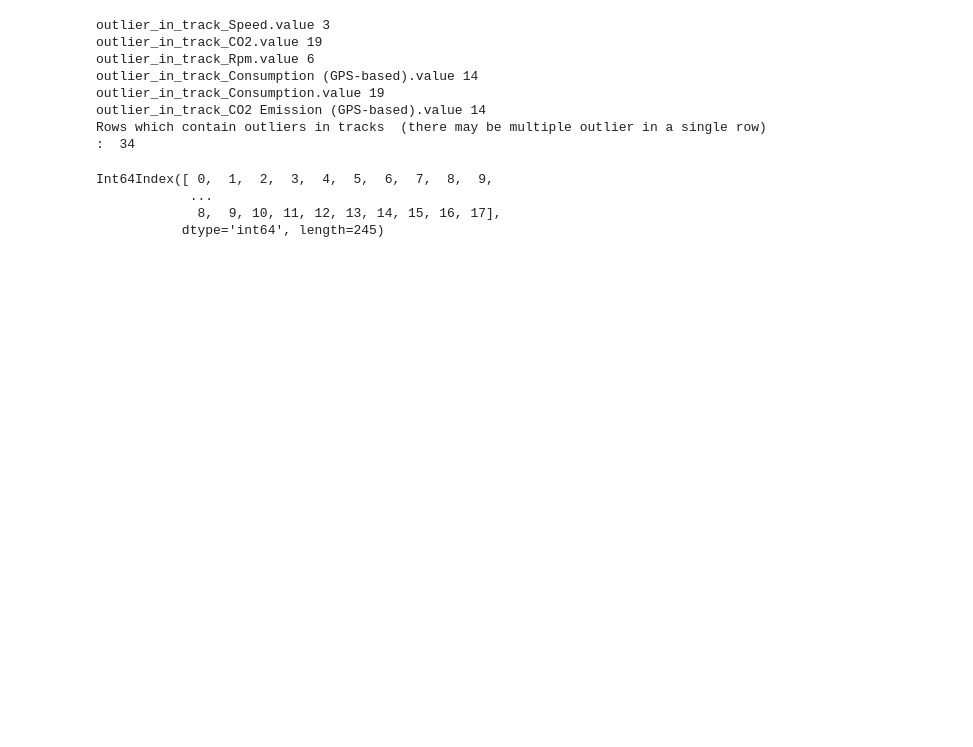
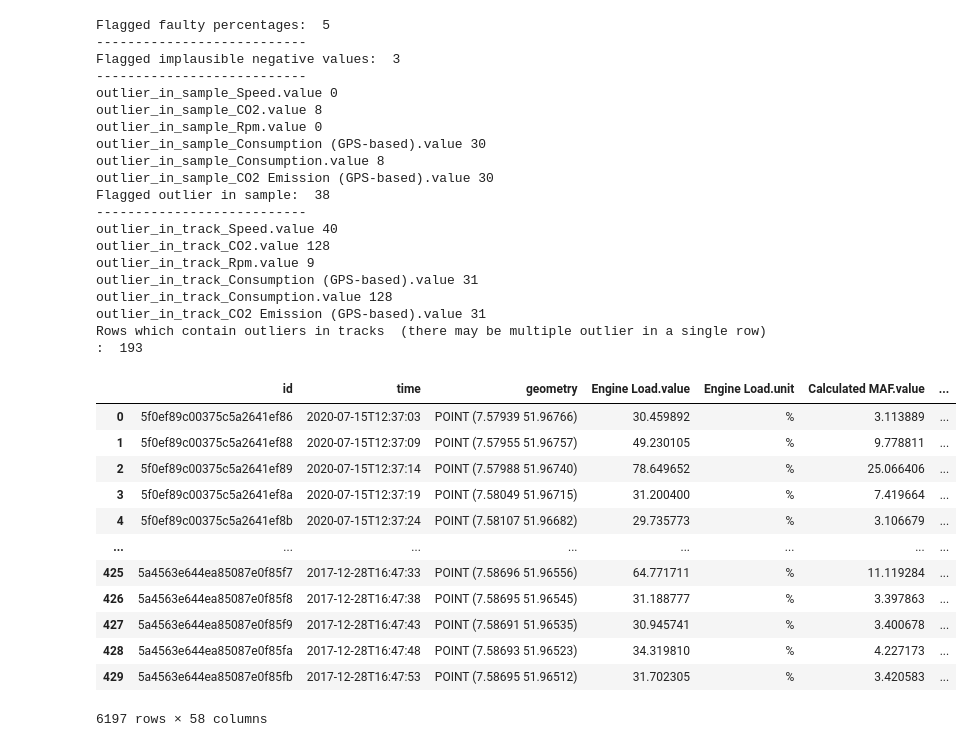
Before and after one commit to imkeines/eda_quality, a Jupyter notebook: examples/EDA_flag_and_remove.ipynb, the cells around one changed output. Drawn from its saved outputs; the diff is of its cells as text; code cells hidden in the pictures; blank space fills up the shorter version.

Commit message:
adjusted flag_outlier_in_sample; instead aggregate now transform is applied

```diff
--- a/examples/EDA_flag_and_remove.ipynb
+++ b/examples/EDA_flag_and_remove.ipynb
@@ -231,37 +188,58 @@ def flag_outlier_in_track(df, listOfVariableNames, dropLimits=True, dropOutlierC
 # %%
 bbox = BboxSelector([
     7.554130554199218, # min_x
     51.95590322041212, # min_y
     7.590351104736328, # max_x
     51.97874790276371  # max_y
 ])
 
 # issue a query
-df_tracks = track_api.get_tracks(bbox=bbox, num_results=10)
-df_tracks.index
-df_tracks['index'] = df_tracks.index
+df_tracks = track_api.get_tracks(bbox=bbox, num_results=30)
 
 
 listNonNegative=['Speed.value', 'CO2.value','Rpm.value',
                  'Consumption (GPS-based).value',
                  'Consumption.value',
                  'CO2 Emission (GPS-based).value']
 
 
-#df_faultyPerc = flag_faulty_percentages(df_tracks)
-#df_negValues =  flag_implausible_negative_values(df_faultyPerc,listNonNegative)
-#df_outlier = flag_outlier_in_sample(df_negValues, listNonNegative,dropOutlierColumn=True)
-df_outlier= flag_outlier_in_track(df_tracks, listNonNegative, dropLimits=False)
-df_outlier.index
+flag_faulty_percentages(df_tracks)
+print('---------------------------')
+flag_implausible_negative_values(df_tracks,listNonNegative)
+print('---------------------------')
+flag_outlier_in_sample(df_tracks, listNonNegative,dropOutlierColumn=True)
+print('---------------------------')
+flag_outlier_in_track(df_tracks, listNonNegative, dropOutlierColumn=True)
 # %% [output]
-outlier_in_track_Speed.value 3
-outlier_in_track_CO2.value 19
-outlier_in_track_Rpm.value 6
-outlier_in_track_Consumption (GPS-based).value 14
-outlier_in_track_Consumption.value 19
-outlier_in_track_CO2 Emission (GPS-based).value 14
-Rows which contain outliers in tracks  (there may be multiple outlier in a single row) :  34
+Flagged faulty percentages:  5
+---------------------------
+Flagged implausible negative values:  3
+---------------------------
+outlier_in_sample_Speed.value 0
+outlier_in_sample_CO2.value 8
+outlier_in_sample_Rpm.value 0
+outlier_in_sample_Consumption (GPS-based).value 30
+outlier_in_sample_Consumption.value 8
+outlier_in_sample_CO2 Emission (GPS-based).value 30
+Flagged outlier in sample:  38
+---------------------------
+outlier_in_track_Speed.value 40
+outlier_in_track_CO2.value 128
+outlier_in_track_Rpm.value 9
+outlier_in_track_Consumption (GPS-based).value 31
+outlier_in_track_Consumption.value 128
+outlier_in_track_CO2 Emission (GPS-based).value 31
+Rows which contain outliers in tracks  (there may be multiple outlier in a single row) :  193
+|  | id | time | geometry | Engine Load.value | Engine Load.unit | Calculated MAF.value | ... |
+| 0 | 5f0ef89c00375c5a2641ef86 | 2020-07-15T12:37:03 | POINT (7.57939 51.96766) | 30.459892 | % | 3.113889 | ... |
+| 1 | 5f0ef89c00375c5a2641ef88 | 2020-07-15T12:37:09 | POINT (7.57955 51.96757) | 49.230105 | % | 9.778811 | ... |
+| 2 | 5f0ef89c00375c5a2641ef89 | 2020-07-15T12:37:14 | POINT (7.57988 51.96740) | 78.649652 | % | 25.066406 | ... |
+| 3 | 5f0ef89c00375c5a2641ef8a | 2020-07-15T12:37:19 | POINT (7.58049 51.96715) | 31.200400 | % | 7.419664 | ... |
+| 4 | 5f0ef89c00375c5a2641ef8b | 2020-07-15T12:37:24 | POINT (7.58107 51.96682) | 29.735773 | % | 3.106679 | ... |
+| ... | ... | ... | ... | ... | ... | ... | ... |
+| 425 | 5a4563e644ea85087e0f85f7 | 2017-12-28T16:47:33 | POINT (7.58696 51.96556) | 64.771711 | % | 11.119284 | ... |
+| 426 | 5a4563e644ea85087e0f85f8 | 2017-12-28T16:47:38 | POINT (7.58695 51.96545) | 31.188777 | % | 3.397863 | ... |
+| 427 | 5a4563e644ea85087e0f85f9 | 2017-12-28T16:47:43 | POINT (7.58691 51.96535) | 30.945741 | % | 3.400678 | ... |
+| 428 | 5a4563e644ea85087e0f85fa | 2017-12-28T16:47:48 | POINT (7.58693 51.96523) | 34.319810 | % | 4.227173 | ... |
+| 429 | 5a4563e644ea85087e0f85fb | 2017-12-28T16:47:53 | POINT (7.58695 51.96512) | 31.702305 | % | 3.420583 | ... |
-Int64Index([ 0,  1,  2,  3,  4,  5,  6,  7,  8,  9,
-            ...
-             8,  9, 10, 11, 12, 13, 14, 15, 16, 17],
-           dtype='int64', length=245)
+6197 rows × 58 columns
```
Also changed, not shown: parts of 4 cells of this notebook.
